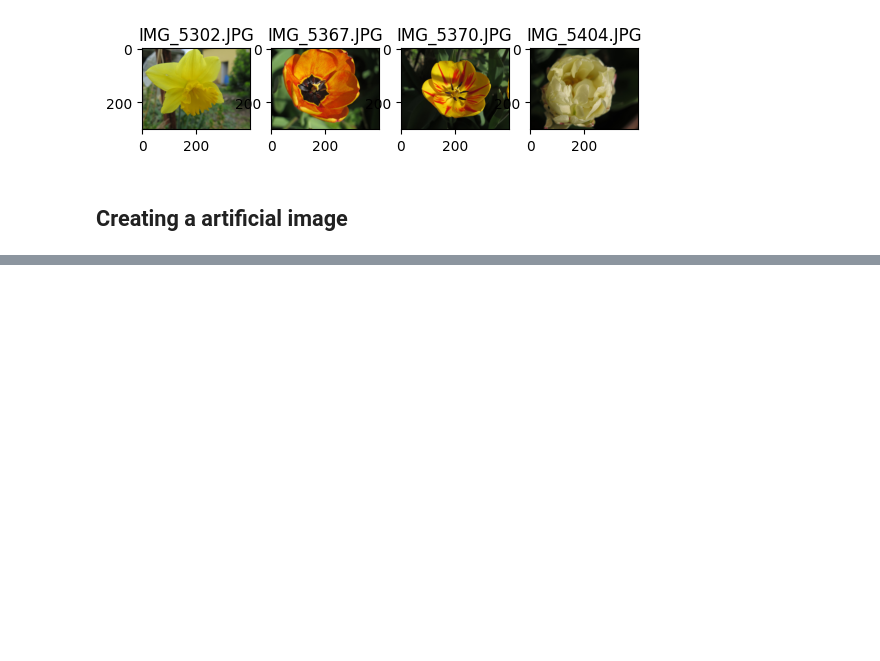
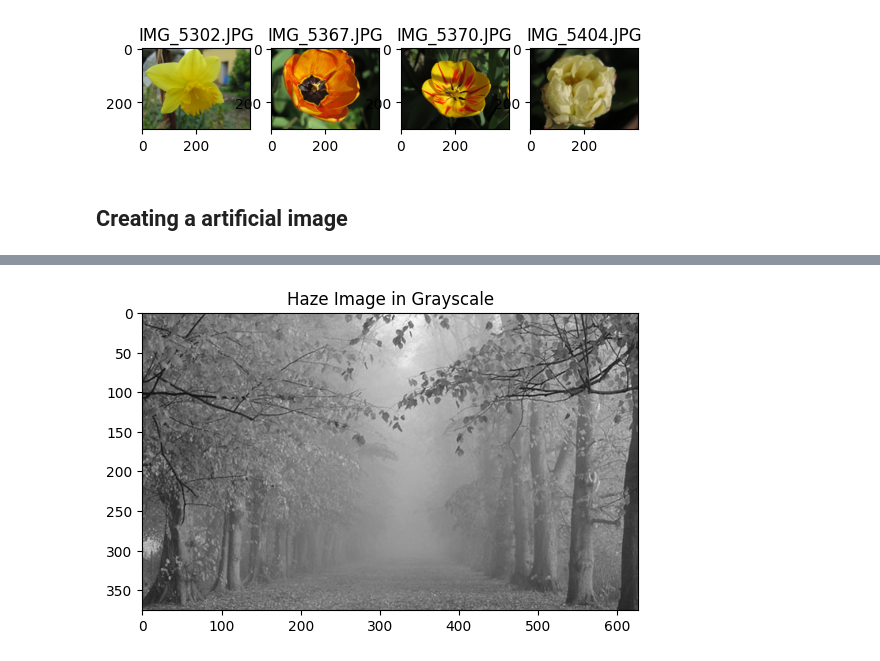
Before and after one commit to matheus3301/bip, a Jupyter notebook: lab1.ipynb, the cells around one changed output, grey strips where cells are left out. Cells and saved outputs as stored; diff of their text form; code cells hidden in the pictures; blank space fills up the shorter version.

```diff
--- a/lab1.ipynb
+++ b/lab1.ipynb
@@ -126,0 +228,9 @@ plt.show()
+# %%
+img = skimage.io.imread("./images/haze.png")
+img_gray = skimage.color.rgb2gray(img)
+
+plt.imshow(img_gray, cmap='gray')
+plt.title("Haze Image in Grayscale")
+plt.show()
+# %% [output]
+[figure, added]
```
Also changed, not shown: parts of 11 cells of this notebook, 3 other files.
